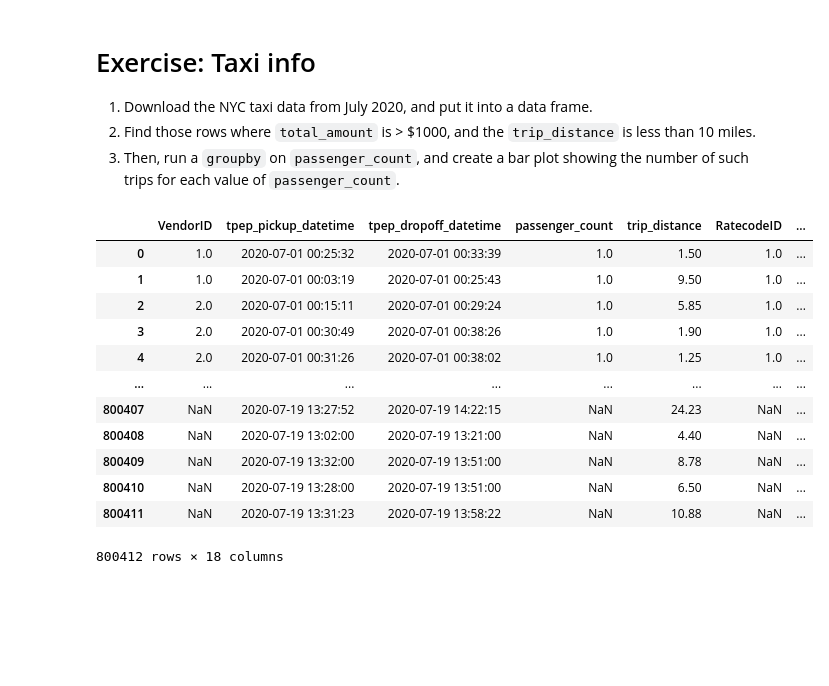
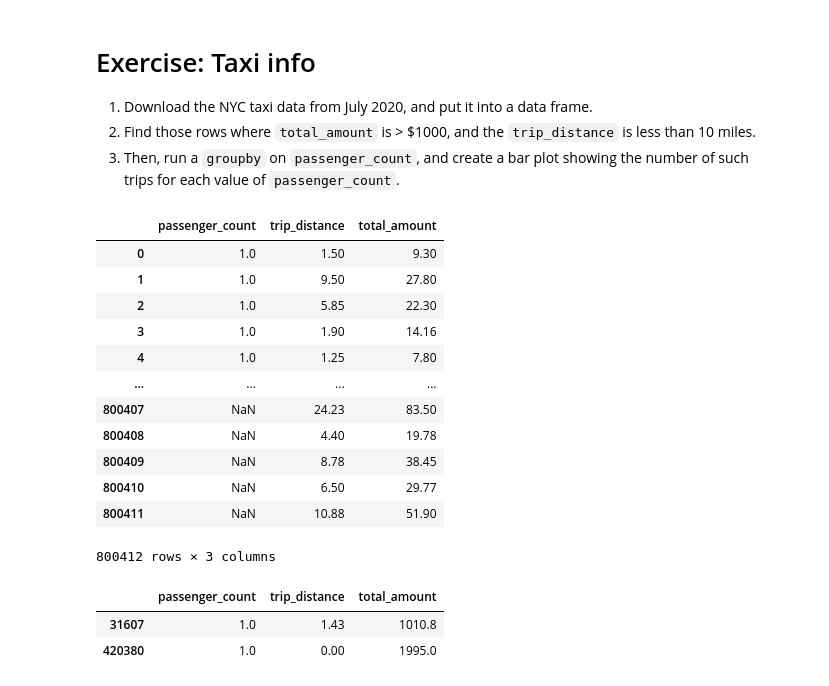
Before and after one commit to opagani/https-github.com-opagani-2024-08Aug-cleaning, a Jupyter notebook: LernerPython - 2024-08Aug-chaining.ipynb, the cells around one changed output. Drawn from its saved outputs; the diff is of its cells as text; code cells hidden in the pictures; blank space fills up the shorter version.

```diff
--- a/LernerPython - 2024-08Aug-chaining.ipynb
+++ b/LernerPython - 2024-08Aug-chaining.ipynb
@@ -272,19 +272,33 @@ dtype: float64
 2. Find those rows where `total_amount` is > \$1000, and the `trip_distance` is less than 10 miles.
 3. Then, run a `groupby` on `passenger_count`, and create a bar plot showing the number of such trips for each value of `passenger_count`.
 # %%
-df = pd.read_csv('nyc_taxi_2020-07.csv')
+df = pd.read_csv('nyc_taxi_2020-07.csv',
+                usecols=['passenger_count', 'trip_distance', 'total_amount'])
 df
 # %% [output]
-|  | VendorID | tpep_pickup_datetime | tpep_dropoff_datetime | passenger_count | trip_distance | RatecodeID | ... |
-| 0 | 1.0 | 2020-07-01 00:25:32 | 2020-07-01 00:33:39 | 1.0 | 1.50 | 1.0 | ... |
-| 1 | 1.0 | 2020-07-01 00:03:19 | 2020-07-01 00:25:43 | 1.0 | 9.50 | 1.0 | ... |
-| 2 | 2.0 | 2020-07-01 00:15:11 | 2020-07-01 00:29:24 | 1.0 | 5.85 | 1.0 | ... |
-| 3 | 2.0 | 2020-07-01 00:30:49 | 2020-07-01 00:38:26 | 1.0 | 1.90 | 1.0 | ... |
-| 4 | 2.0 | 2020-07-01 00:31:26 | 2020-07-01 00:38:02 | 1.0 | 1.25 | 1.0 | ... |
-| ... | ... | ... | ... | ... | ... | ... | ... |
-| 800407 | NaN | 2020-07-19 13:27:52 | 2020-07-19 14:22:15 | NaN | 24.23 | NaN | ... |
-| 800408 | NaN | 2020-07-19 13:02:00 | 2020-07-19 13:21:00 | NaN | 4.40 | NaN | ... |
-| 800409 | NaN | 2020-07-19 13:32:00 | 2020-07-19 13:51:00 | NaN | 8.78 | NaN | ... |
-| 800410 | NaN | 2020-07-19 13:28:00 | 2020-07-19 13:51:00 | NaN | 6.50 | NaN | ... |
-| 800411 | NaN | 2020-07-19 13:31:23 | 2020-07-19 13:58:22 | NaN | 10.88 | NaN | ... |
+|  | passenger_count | trip_distance | total_amount |
+| 0 | 1.0 | 1.50 | 9.30 |
+| 1 | 1.0 | 9.50 | 27.80 |
+| 2 | 1.0 | 5.85 | 22.30 |
+| 3 | 1.0 | 1.90 | 14.16 |
+| 4 | 1.0 | 1.25 | 7.80 |
+| ... | ... | ... | ... |
+| 800407 | NaN | 24.23 | 83.50 |
+| 800408 | NaN | 4.40 | 19.78 |
+| 800409 | NaN | 8.78 | 38.45 |
+| 800410 | NaN | 6.50 | 29.77 |
+| 800411 | NaN | 10.88 | 51.90 |
-800412 rows × 18 columns
+800412 rows × 3 columns
+# %%
+# Find those rows where total_amount is > $1000, and the trip_distance is less than 10 miles.
+
+(
+    df
+    .loc[
+        ((df['total_amount'] > 1000) & (df['trip_distance'] < 10))
+    ]
+)
+# %% [output]
+|  | passenger_count | trip_distance | total_amount |
+| 31607 | 1.0 | 1.43 | 1010.8 |
+| 420380 | 1.0 | 0.00 | 1995.0 |
```
